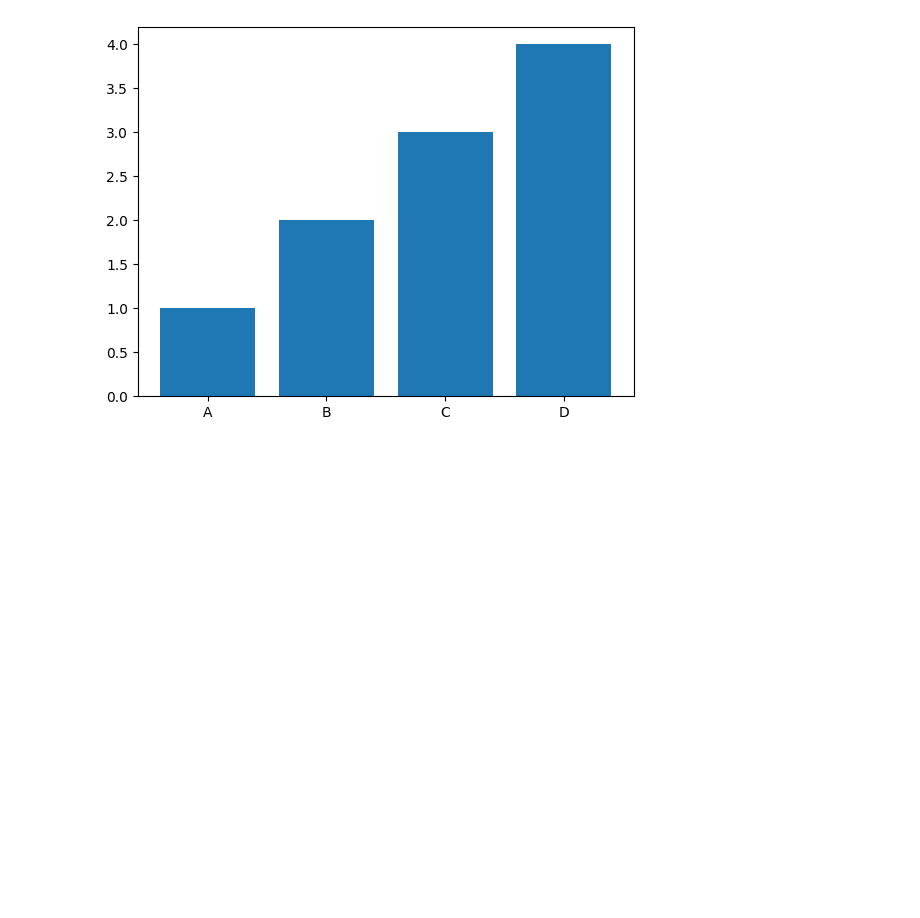
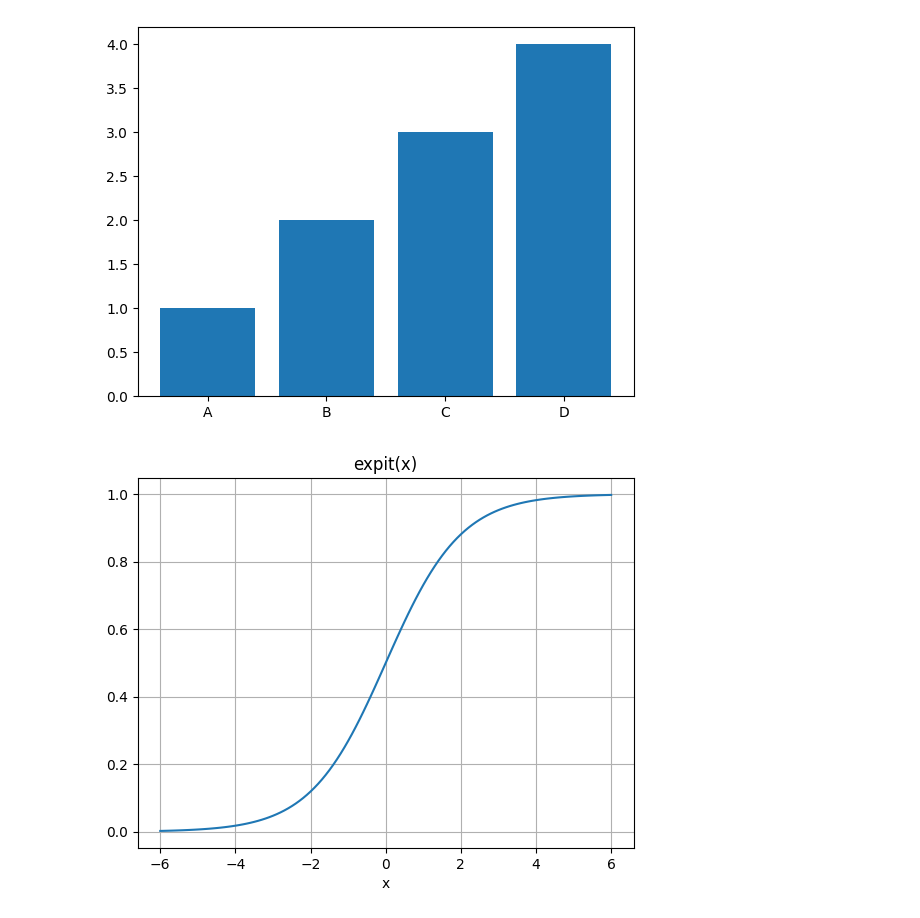
Before and after one commit to Vedant-Sagwal/MachineLearning, a Jupyter notebook: matplotlib.ipynb, the cells around one changed output. Saved outputs shown, nothing was run; the diff lists cells and outputs as text; code cells hidden in the pictures; blank space fills up the shorter version.

```diff
--- a/matplotlib.ipynb
+++ b/matplotlib.ipynb
@@ -38,3 +38,24 @@ plt.bar(categories, values)
 # %% [output]
 <BarContainer object of 4 artists>
 [figure]
+# %%
+from scipy.special import expit
+import numpy as np
+import matplotlib.pyplot as plt
+
+x = np.linspace(-6, 6, 121)
+
+y = expit(x)
+
+plt.plot(x, y)
+
+plt.grid()
+
+
+plt.xlabel('x')
+
+plt.title('expit(x)')
+
+plt.show()
+# %% [output]
+[figure, added]
```
Also changed, not shown: parts of 1 cell of this notebook, 5 other files.
